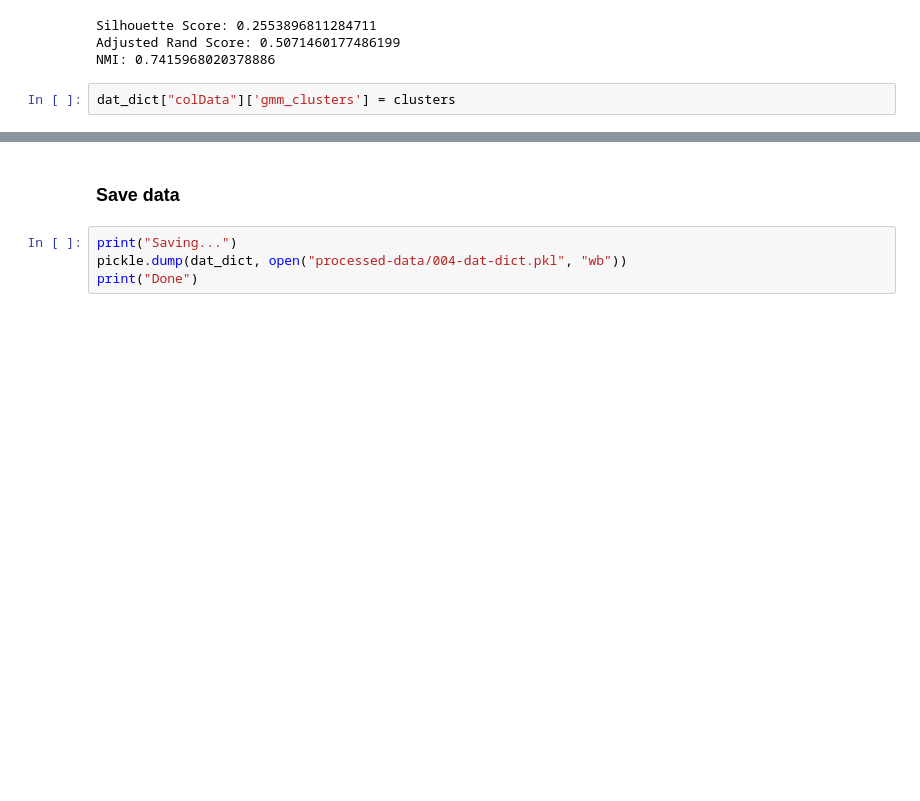
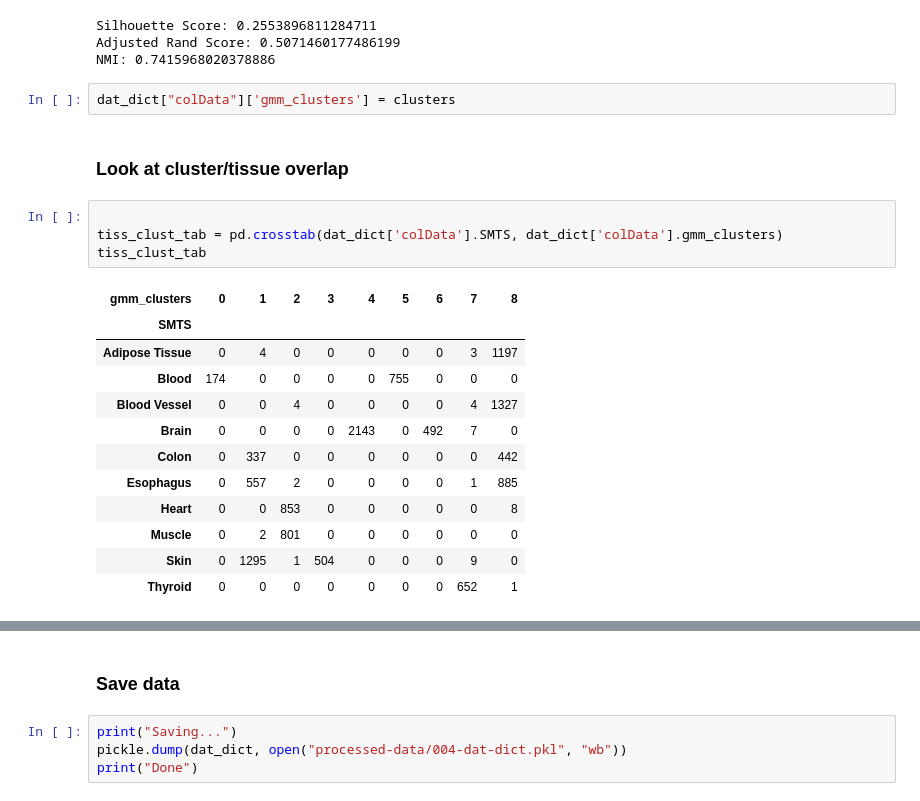
Before and after one commit to canderson318/assignment-01, a Jupyter notebook: version001/src/004-cluster.ipynb, the cells around one changed output, grey strips where cells are left out. Drawn from its saved outputs; the diff is of its cells as text; blank space fills up the shorter version.

```diff
--- a/version001/src/004-cluster.ipynb
+++ b/version001/src/004-cluster.ipynb
@@ -174,3 +174,22 @@ Adjusted Rand Score: 0.5071460177486199
 NMI: 0.7415968020378886
 # %%
 dat_dict["colData"]['gmm_clusters'] = clusters
+# %% [markdown]
+### Look at cluster/tissue overlap
+# %%
+
+tiss_clust_tab = pd.crosstab(dat_dict['colData'].SMTS, dat_dict['colData'].gmm_clusters)
+tiss_clust_tab
+# %% [output]
+| gmm_clusters | 0 | 1 | 2 | 3 | 4 | 5 | 6 | 7 | 8 |
+| SMTS |  |  |  |  |  |  |  |  |  |
+| Adipose Tissue | 0 | 4 | 0 | 0 | 0 | 0 | 0 | 3 | 1197 |
+| Blood | 174 | 0 | 0 | 0 | 0 | 755 | 0 | 0 | 0 |
+| Blood Vessel | 0 | 0 | 4 | 0 | 0 | 0 | 0 | 4 | 1327 |
+| Brain | 0 | 0 | 0 | 0 | 2143 | 0 | 492 | 7 | 0 |
+| Colon | 0 | 337 | 0 | 0 | 0 | 0 | 0 | 0 | 442 |
+| Esophagus | 0 | 557 | 2 | 0 | 0 | 0 | 0 | 1 | 885 |
+| Heart | 0 | 0 | 853 | 0 | 0 | 0 | 0 | 0 | 8 |
+| Muscle | 0 | 2 | 801 | 0 | 0 | 0 | 0 | 0 | 0 |
+| Skin | 0 | 1295 | 1 | 504 | 0 | 0 | 0 | 9 | 0 |
+| Thyroid | 0 | 0 | 0 | 0 | 0 | 0 | 0 | 652 | 1 |
```
Also changed, not shown: parts of 2 cells of this notebook, 8 other files.
